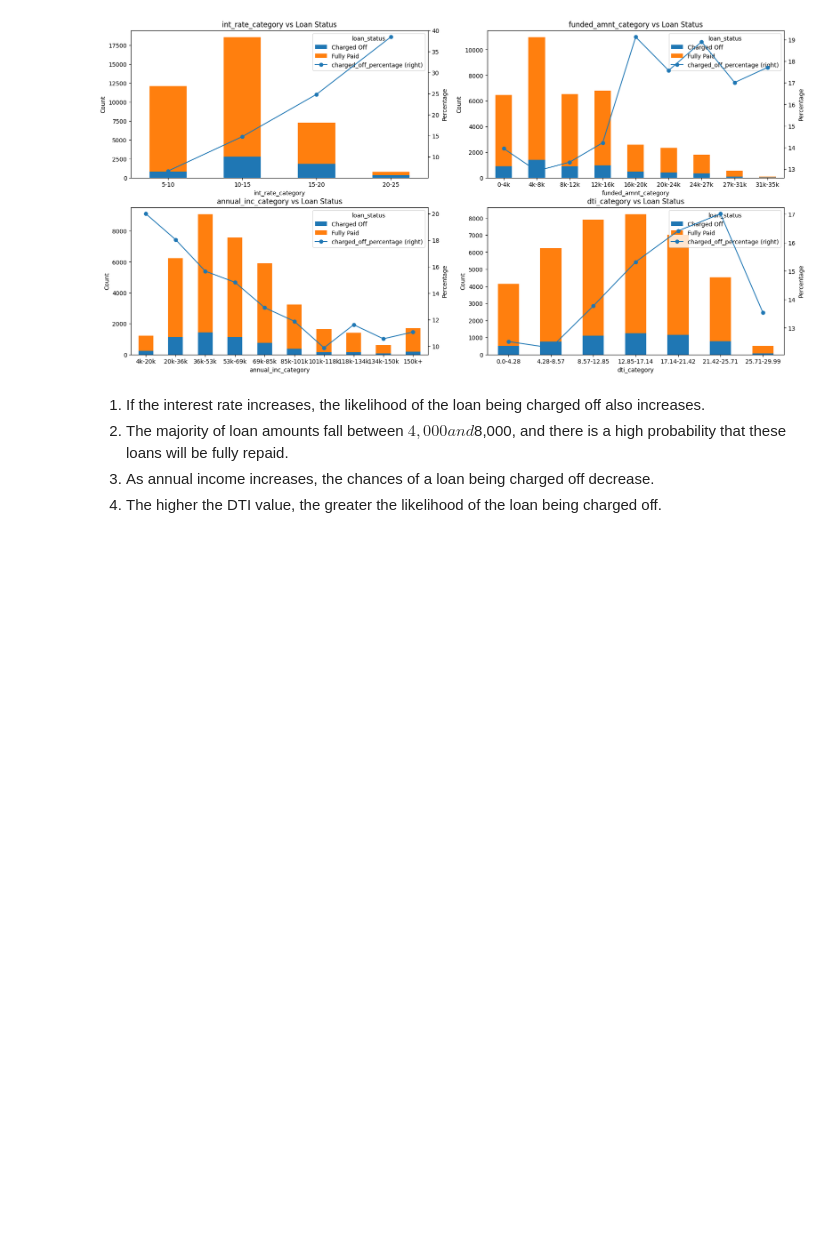
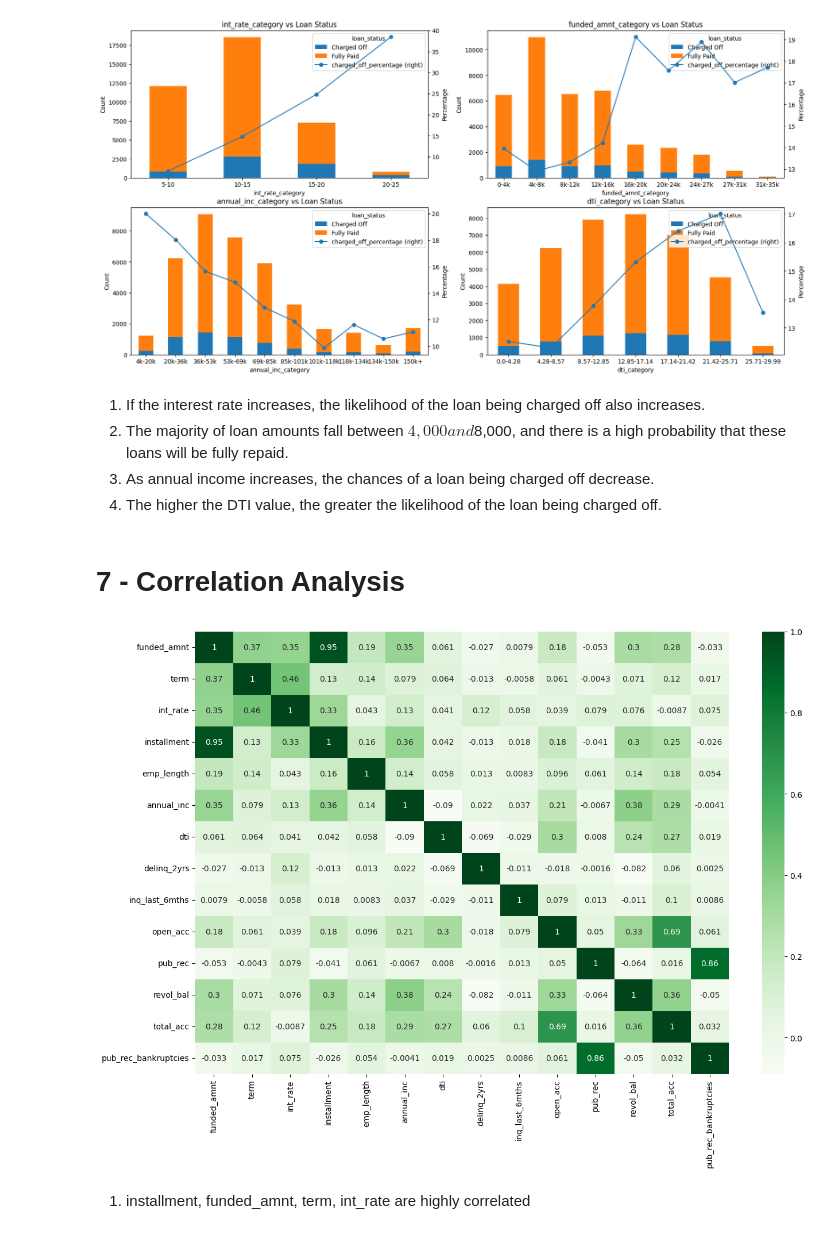
Before and after one commit to anandtv04/lending-case-study, a Jupyter notebook: lending-case-study-ankur_anand.ipynb, the cells around one changed output. Cells and saved outputs as stored; diff of their text form; code cells hidden in the pictures; blank space fills up the shorter version.

```diff
--- a/lending-case-study-ankur_anand.ipynb
+++ b/lending-case-study-ankur_anand.ipynb
@@ -499,3 +656,32 @@ plt.show()
 2. The majority of loan amounts fall between $4,000 and $8,000, and there is a high probability that these loans will be fully repaid.
 3. As annual income increases, the chances of a loan being charged off decrease.
 4. The higher the DTI value, the greater the likelihood of the loan being charged off.
+# %% [markdown]
+# 7 - Correlation Analysis
+# %%
+# numeric_columns = charged_off_loan_data.select_dtypes(include=['int64', 'float64']).columns.tolist()
+# display(numeric_columns)
+df  = charged_off_loan_data[[
+ 'funded_amnt',
+ 'term',
+ 'int_rate',
+ 'installment',
+ 'emp_length',
+ 'annual_inc',
+ 'dti',
+ 'delinq_2yrs',
+ 'inq_last_6mths',
+ 'open_acc',
+ 'pub_rec',
+ 'revol_bal',
+ 'total_acc',
+ 'pub_rec_bankruptcies']]
+corr = df.corr()
+# sns.clustermap(corr, annot=True, figsize=(12, 8), cmap="Greens")
+f, ax = plt.subplots(figsize=(15, 10))
+sns.heatmap(corr,annot=True, cmap="Greens")
+plt.show()
+# %% [output]
+[figure, added]
+# %% [markdown]
+1. installment, funded_amnt, term, int_rate are highly correlated
```
Also changed, not shown: parts of 49 cells of this notebook.
